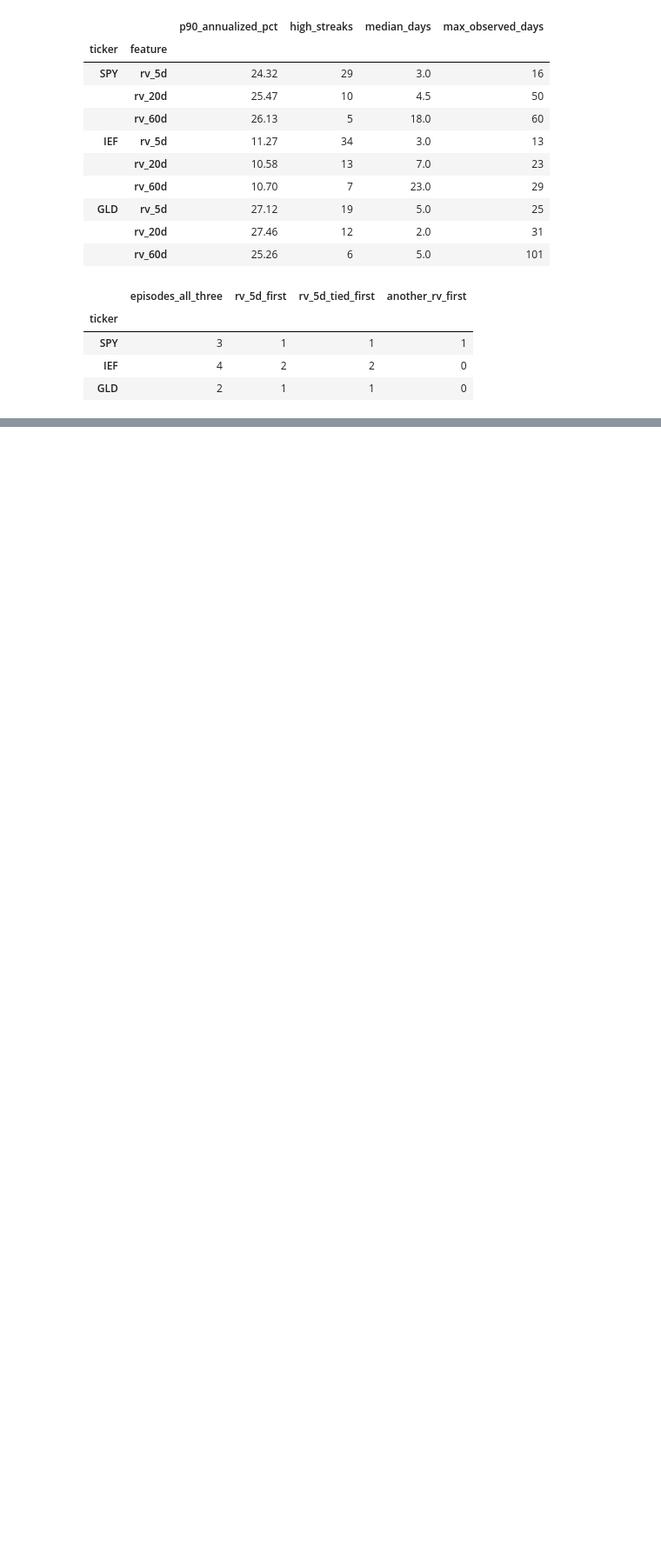
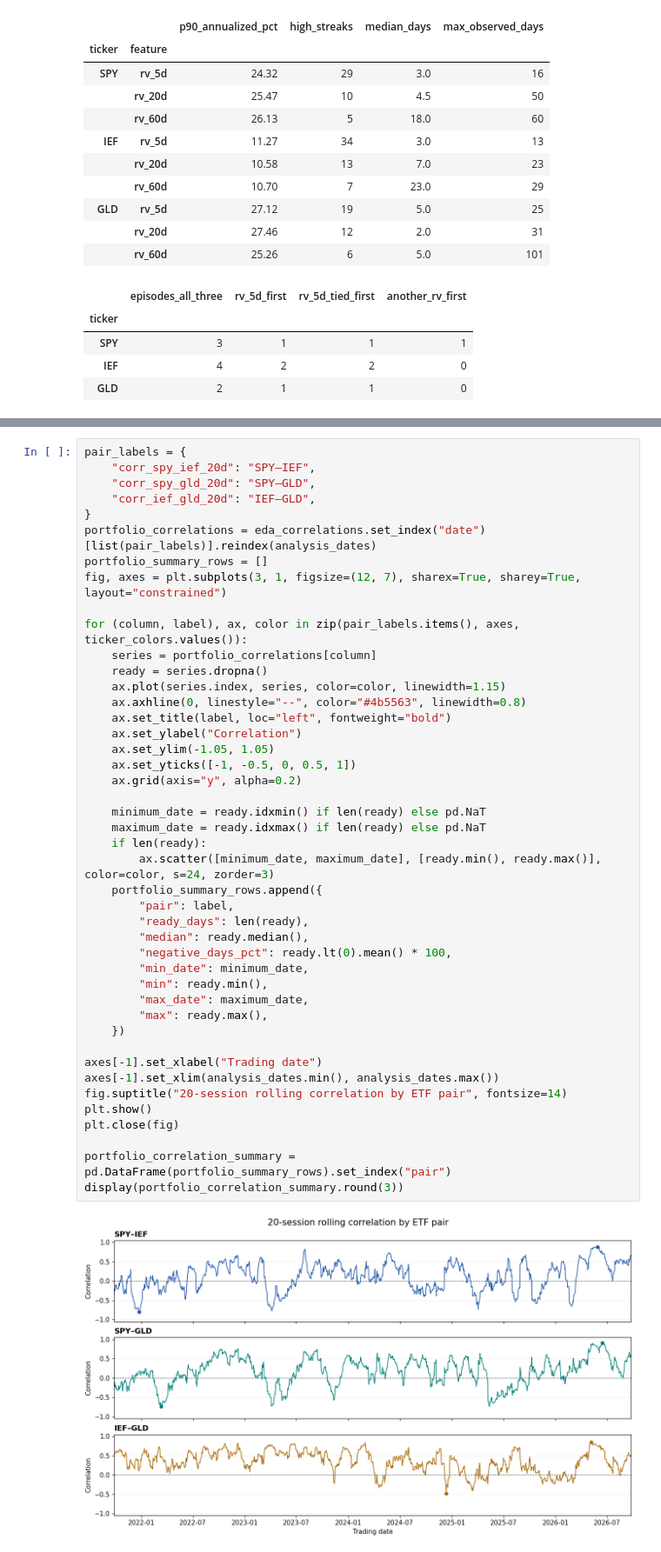
Before and after one commit to 01aptx01/datasci-and-dataen-project, a Jupyter notebook: notebooks/02_eda_features.ipynb, the cells around one changed output, grey strips where cells are left out. Shown at 87% size. Drawn from its saved outputs; the diff is of its cells as text; blank space fills up the shorter version.

```diff
--- a/notebooks/02_eda_features.ipynb
+++ b/notebooks/02_eda_features.ipynb
@@ -599,0 +719,46 @@ display(rv_durations.round(2), rv_onsets)
+# %%
+pair_labels = {
+    "corr_spy_ief_20d": "SPY–IEF",
+    "corr_spy_gld_20d": "SPY–GLD",
+    "corr_ief_gld_20d": "IEF–GLD",
+}
+portfolio_correlations = eda_correlations.set_index("date")[list(pair_labels)].reindex(analysis_dates)
+portfolio_summary_rows = []
+fig, axes = plt.subplots(3, 1, figsize=(12, 7), sharex=True, sharey=True, layout="constrained")
+
+for (column, label), ax, color in zip(pair_labels.items(), axes, ticker_colors.values()):
+    series = portfolio_correlations[column]
+    ready = series.dropna()
+    ax.plot(series.index, series, color=color, linewidth=1.15)
+    ax.axhline(0, linestyle="--", color="#4b5563", linewidth=0.8)
+    ax.set_title(label, loc="left", fontweight="bold")
+    ax.set_ylabel("Correlation")
+    ax.set_ylim(-1.05, 1.05)
+    ax.set_yticks([-1, -0.5, 0, 0.5, 1])
+    ax.grid(axis="y", alpha=0.2)
+
+    minimum_date = ready.idxmin() if len(ready) else pd.NaT
+    maximum_date = ready.idxmax() if len(ready) else pd.NaT
+    if len(ready):
+        ax.scatter([minimum_date, maximum_date], [ready.min(), ready.max()], color=color, s=24, zorder=3)
+    portfolio_summary_rows.append({
+        "pair": label,
+        "ready_days": len(ready),
+        "median": ready.median(),
+        "negative_days_pct": ready.lt(0).mean() * 100,
+        "min_date": minimum_date,
+        "min": ready.min(),
+        "max_date": maximum_date,
+        "max": ready.max(),
+    })
+
+axes[-1].set_xlabel("Trading date")
+axes[-1].set_xlim(analysis_dates.min(), analysis_dates.max())
+fig.suptitle("20-session rolling correlation by ETF pair", fontsize=14)
+plt.show()
+plt.close(fig)
+
+portfolio_correlation_summary = pd.DataFrame(portfolio_summary_rows).set_index("pair")
+display(portfolio_correlation_summary.round(3))
+# %% [output]
+[figure, added]
```
Also changed, not shown: parts of 16 cells of this notebook.
